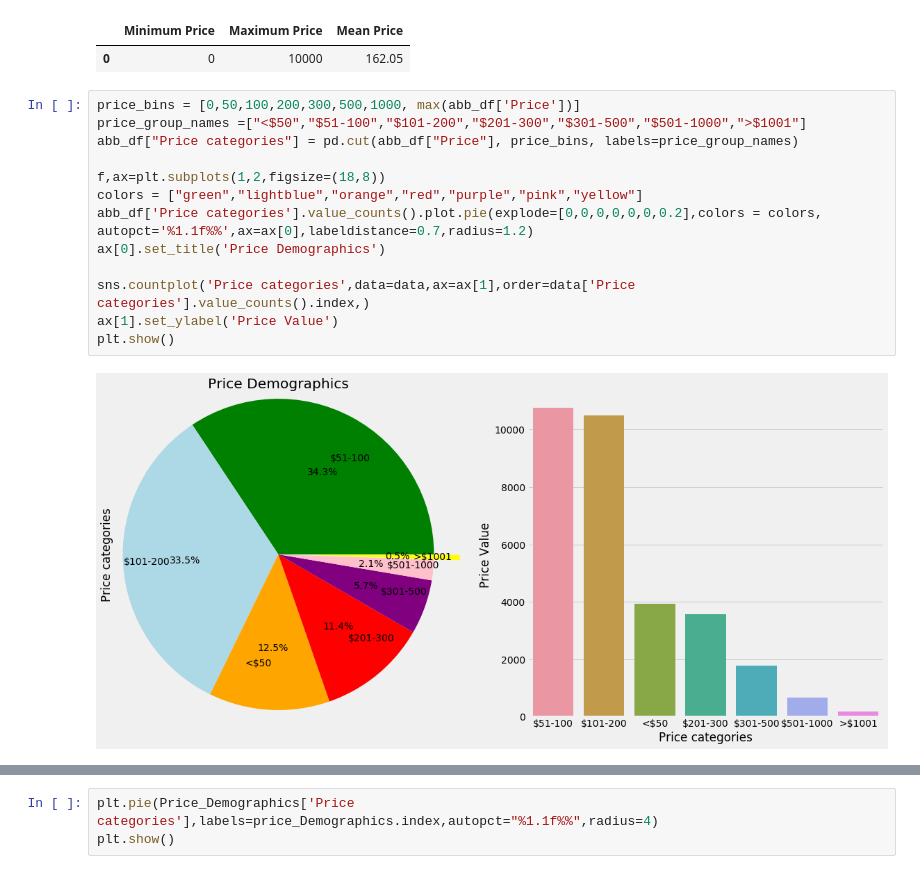
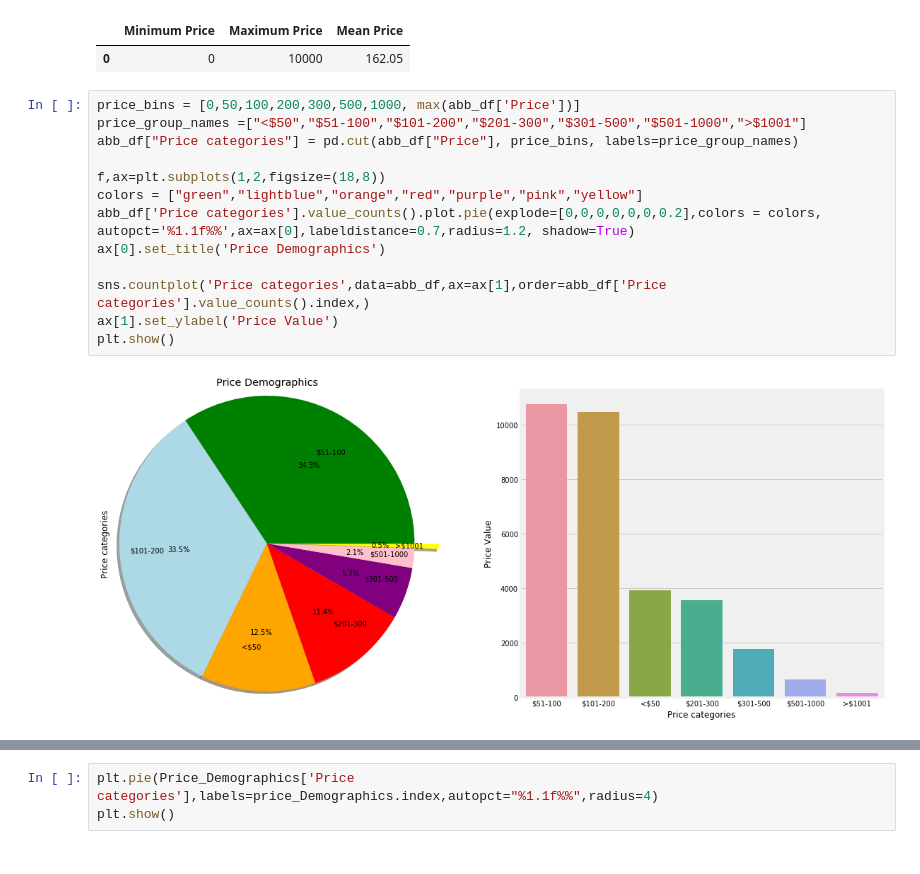
Before and after one commit to hayden4davey/Project1-Group2, a Jupyter notebook: shao data exploring.ipynb, the cells around one changed output, grey strips where cells are left out. Cells and saved outputs as stored; diff of their text form.

```diff
--- a/shao data exploring.ipynb
+++ b/shao data exploring.ipynb
@@ -135,15 +174,15 @@ price_df
 # %%
 price_bins = [0,50,100,200,300,500,1000, max(abb_df['Price'])]
 price_group_names =["<$50","$51-100","$101-200","$201-300","$301-500","$501-1000",">$1001"]
 abb_df["Price categories"] = pd.cut(abb_df["Price"], price_bins, labels=price_group_names)
 
 f,ax=plt.subplots(1,2,figsize=(18,8))
 colors = ["green","lightblue","orange","red","purple","pink","yellow"]
-abb_df['Price categories'].value_counts().plot.pie(explode=[0,0,0,0,0,0,0.2],colors = colors, autopct='%1.1f%%',ax=ax[0],labeldistance=0.7,radius=1.2)
+abb_df['Price categories'].value_counts().plot.pie(explode=[0,0,0,0,0,0,0.2],colors = colors, autopct='%1.1f%%',ax=ax[0],labeldistance=0.7,radius=1.2, shadow=True)
 ax[0].set_title('Price Demographics')
 
-sns.countplot('Price categories',data=data,ax=ax[1],order=data['Price categories'].value_counts().index,)
+sns.countplot('Price categories',data=abb_df,ax=ax[1],order=abb_df['Price categories'].value_counts().index,)
 ax[1].set_ylabel('Price Value')
 plt.show()
 # %% [output]
-[figure, old version]
+[figure, new version]
```
Also changed, not shown: parts of 2 cells of this notebook.
